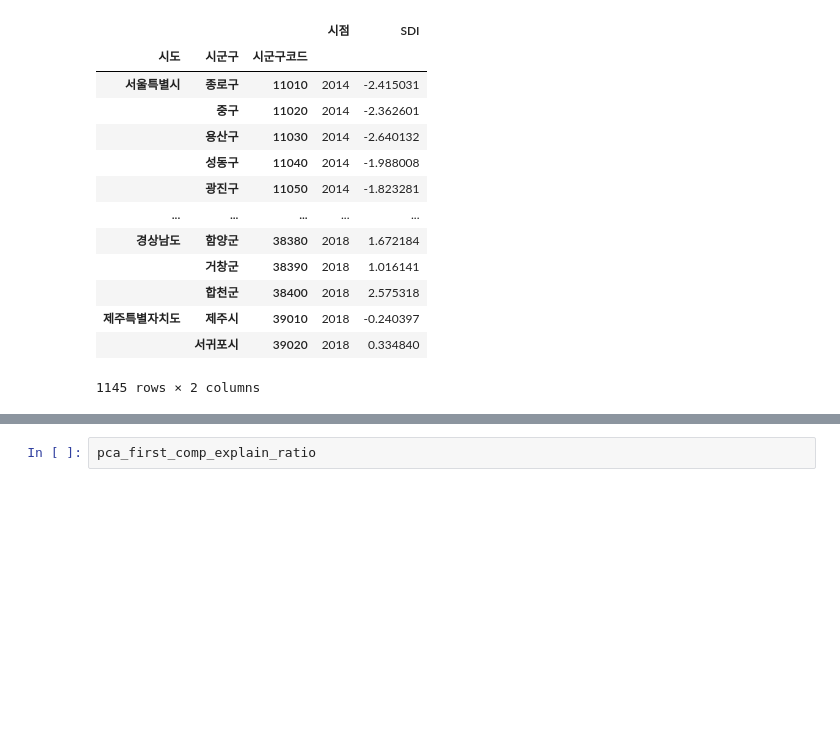
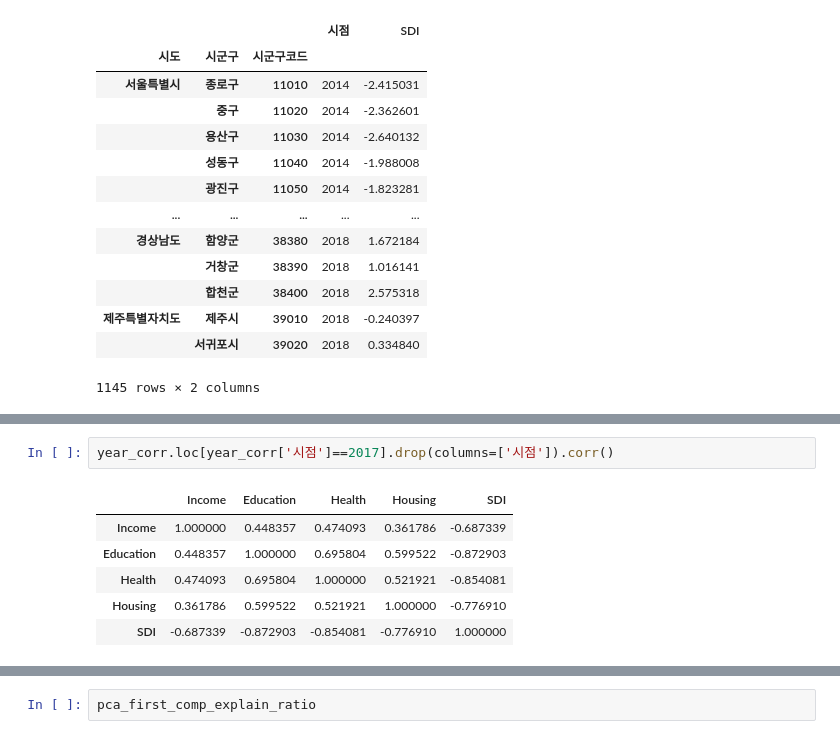
Before and after one commit to kankang-woojin/lib_sdi, a Jupyter notebook: ipynb/1_independent_variable(SDI).ipynb, the cells around one changed output, grey strips where cells are left out. Saved outputs shown, nothing was run; the diff lists cells and outputs as text; blank space fills up the shorter version.

```diff
--- a/ipynb/1_independent_variable(SDI).ipynb
+++ b/ipynb/1_independent_variable(SDI).ipynb
@@ -466,0 +485,9 @@ year_corr.loc[year_corr['시점']==2015].drop(columns=['시점']).corr()
+# %%
+year_corr.loc[year_corr['시점']==2017].drop(columns=['시점']).corr()
+# %% [output]
+|  | Income | Education | Health | Housing | SDI |
+| Income | 1.000000 | 0.448357 | 0.474093 | 0.361786 | -0.687339 |
+| Education | 0.448357 | 1.000000 | 0.695804 | 0.599522 | -0.872903 |
+| Health | 0.474093 | 0.695804 | 1.000000 | 0.521921 | -0.854081 |
+| Housing | 0.361786 | 0.599522 | 0.521921 | 1.000000 | -0.776910 |
+| SDI | -0.687339 | -0.872903 | -0.854081 | -0.776910 | 1.000000 |
```
Also changed, not shown: parts of 7 cells of this notebook, 12 other files.
